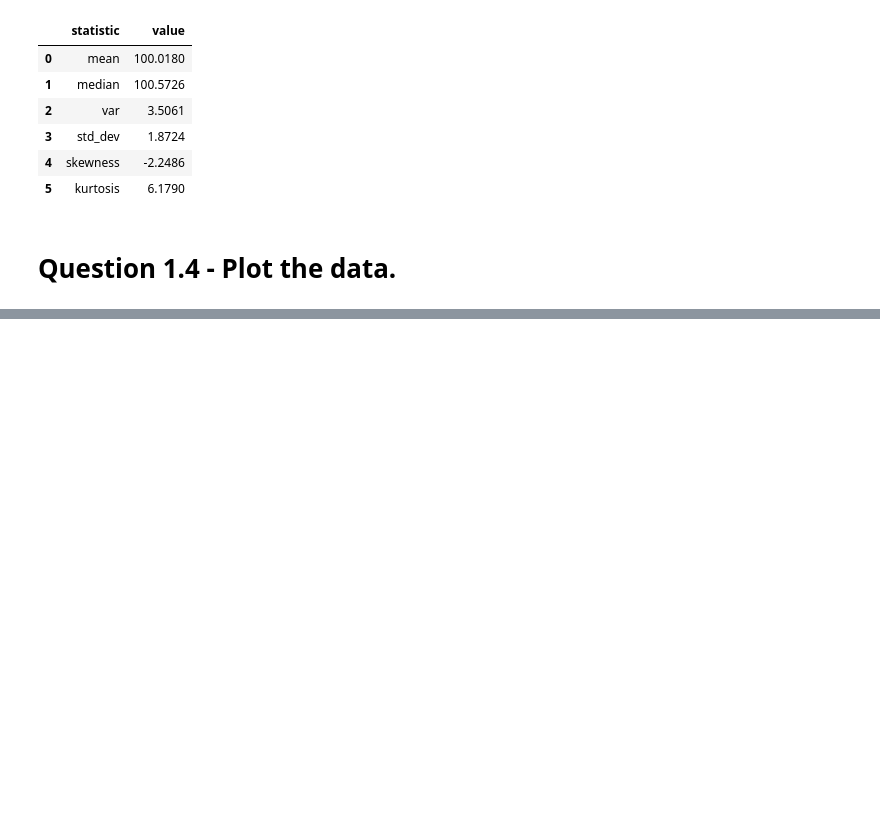
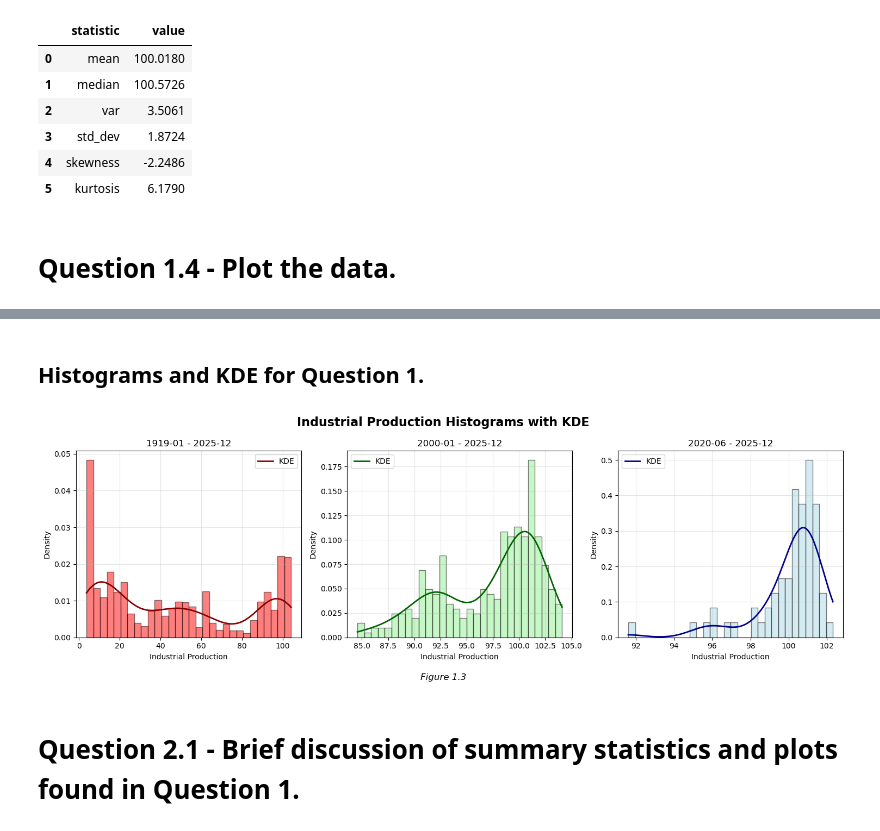
Before and after one commit to Vazquez-Michael-V/570_homework, a Jupyter notebook: assignment_1/assignment_1.ipynb, the cells around one changed output, grey strips where cells are left out. Saved outputs shown, nothing was run; the diff lists cells and outputs as text; code cells hidden in the pictures; blank space fills up the shorter version.

```diff
--- a/assignment_1/assignment_1.ipynb
+++ b/assignment_1/assignment_1.ipynb
@@ -310,0 +389,78 @@ plt.show()
+# %% [markdown]
+## Histograms and KDE for Question 1.
+# %%
+fig, axes = plt.subplots(nrows=1, ncols=3, figsize=(15, 5))
+
+
+######################################################################
+#### All dates, from 1919-01 to 2025-12. ####
+axes[0].hist(
+    tf_all_dict['df']['indpro'],
+    bins=30,
+    color='red',
+    alpha=0.5,
+    edgecolor='black',
+    density=True
+)
+kde_all = scipy.stats.gaussian_kde(tf_all_dict['df']['indpro'])
+arr_all = np.linspace(
+    tf_all_dict['df']['indpro'].min(),
+    tf_all_dict['df']['indpro'].max(),
+    500
+)
+axes[0].plot(arr_all, kde_all(arr_all), color='darkred', linewidth=2, label='KDE')
+axes[0].set_title(f"{tf_all_dict['min_date'].strftime('%Y-%m')} - {tf_all_dict['max_date'].strftime('%Y-%m')}")
+axes[0].set_xlabel('Industrial Production')
+axes[0].set_ylabel('Density')
+axes[0].legend()
+axes[0].grid(True, alpha=0.3)
+######################################################################
+
+
+######################################################################
+#### 2000s, from 2000-01 to 2025-12 ####
+axes[1].hist(
+    tf_00s_dict['df']['indpro'],
+    bins=30,
+    color='lightgreen',
+    alpha=0.5,
+    edgecolor='black',
+    density=True
+)
+kde_00s = scipy.stats.gaussian_kde(tf_00s_dict['df']['indpro'])
+arr_00s = np.linspace(
+    tf_00s_dict['df']['indpro'].min(),
+    tf_00s_dict['df']['indpro'].max(),
+    200
+)
+axes[1].plot(arr_00s, kde_00s(arr_00s), color='darkgreen', linewidth=2, label='KDE')
+axes[1].set_title(f"{tf_00s_dict['min_date'].strftime('%Y-%m')} - {tf_00s_dict['max_date'].strftime('%Y-%m')}")
+axes[1].set_xlabel('Industrial Production')
+axes[1].set_ylabel('Density')
+axes[1].legend()
+axes[1].grid(True, alpha=0.3)
+######################################################################
+
+
+######################################################################
+#### 2020s, from 2020-06 to 2025-12 ####
+axes[2].hist(tf_20s_dict['df']['indpro'], bins=30, color='lightblue', alpha=0.5, edgecolor='black', density=True)
+kde_20s = scipy.stats.gaussian_kde(tf_20s_dict['df']['indpro'])
+arr_20s = np.linspace(tf_20s_dict['df']['indpro'].min(), tf_20s_dict['df']['indpro'].max(), 200)
+axes[2].plot(arr_20s, kde_20s(arr_20s), color='darkblue', linewidth=2, label='KDE')
+axes[2].set_title(f"{tf_20s_dict['min_date'].strftime('%Y-%m')} - {tf_20s_dict['max_date'].strftime('%Y-%m')}")
+axes[2].set_xlabel('Industrial Production')
+axes[2].set_ylabel('Density')
+axes[2].legend()
+axes[2].grid(True, alpha=0.3)
+######################################################################
+
+fig.suptitle('Industrial Production Histograms with KDE', fontsize=16, fontweight='bold')
+fig.text(0.5, 0.01, 'Figure 1.3', ha='center', fontsize=12, style='italic')
+
+plt.tight_layout(rect=[0, 0.05, 1, 1], h_pad=2.5)
+plt.show()
+# %% [output]
+[figure, added]
+# %% [markdown]
+# Question 2.1 - Brief discussion of summary statistics and plots found in Question 1.
```
Also changed, not shown: parts of 12 cells of this notebook.
